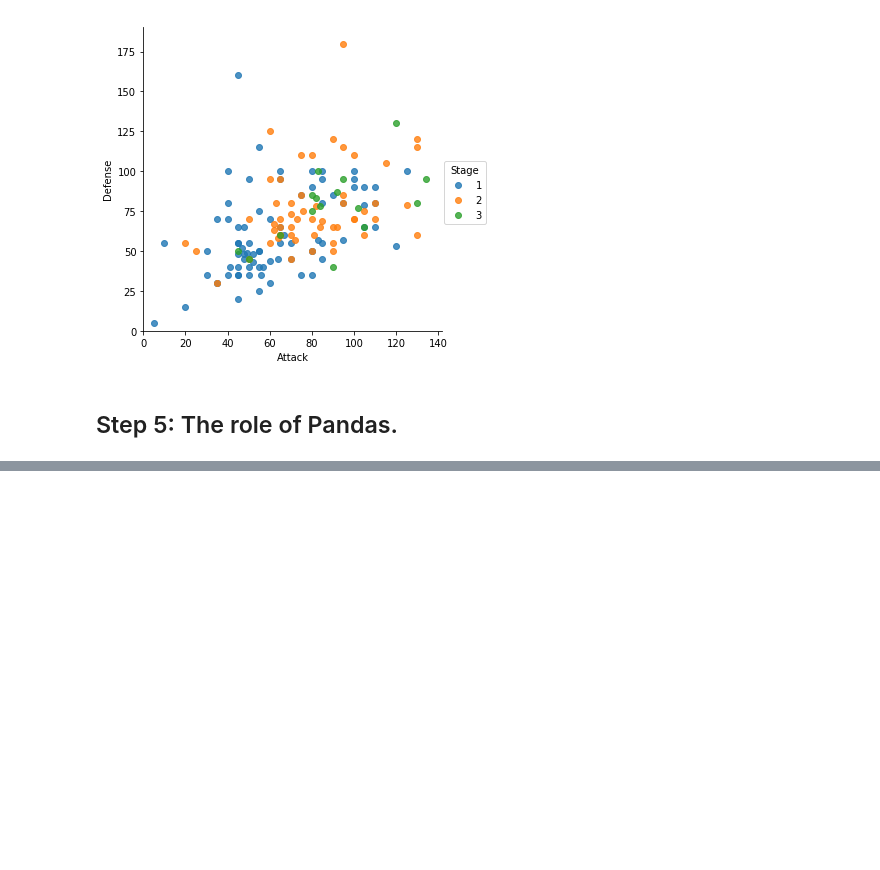
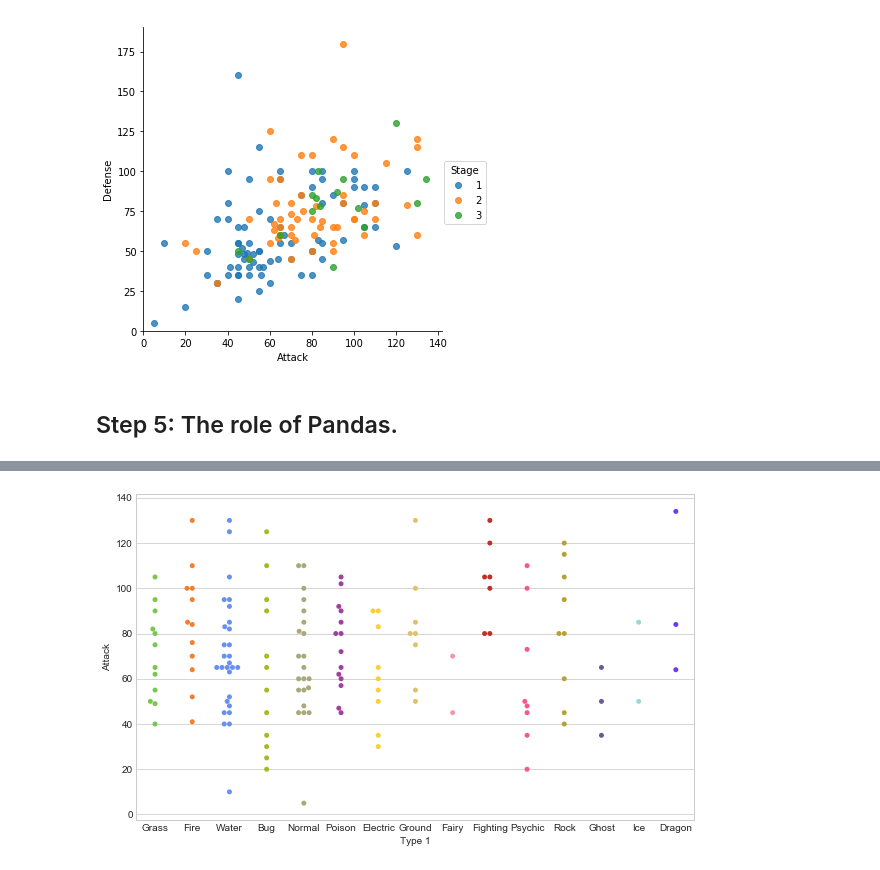
Before and after one commit to rodolfo-mendes/tutorials, a Jupyter notebook: elitedatascience/python-seaborn-tutorial/python-seaborn-tutorial.ipynb, the cells around one changed output, grey strips where cells are left out. Saved outputs shown, nothing was run; the diff lists cells and outputs as text; code cells hidden in the pictures; blank space fills up the shorter version.

```diff
--- a/elitedatascience/python-seaborn-tutorial/python-seaborn-tutorial.ipynb
+++ b/elitedatascience/python-seaborn-tutorial/python-seaborn-tutorial.ipynb
@@ -54,0 +94,6 @@ sns.boxplot(data=stats_df)
+# %%
+# Swarm plot with Pokémon color pallete
+fig = plt.figure(figsize=(10, 6))
+_ = sns.swarmplot(x='Type 1', y='Attack', data=df, palette=pkmn_type_colors)
+# %% [output]
+[figure, added]
```
Also changed, not shown: parts of 32 cells of this notebook.
